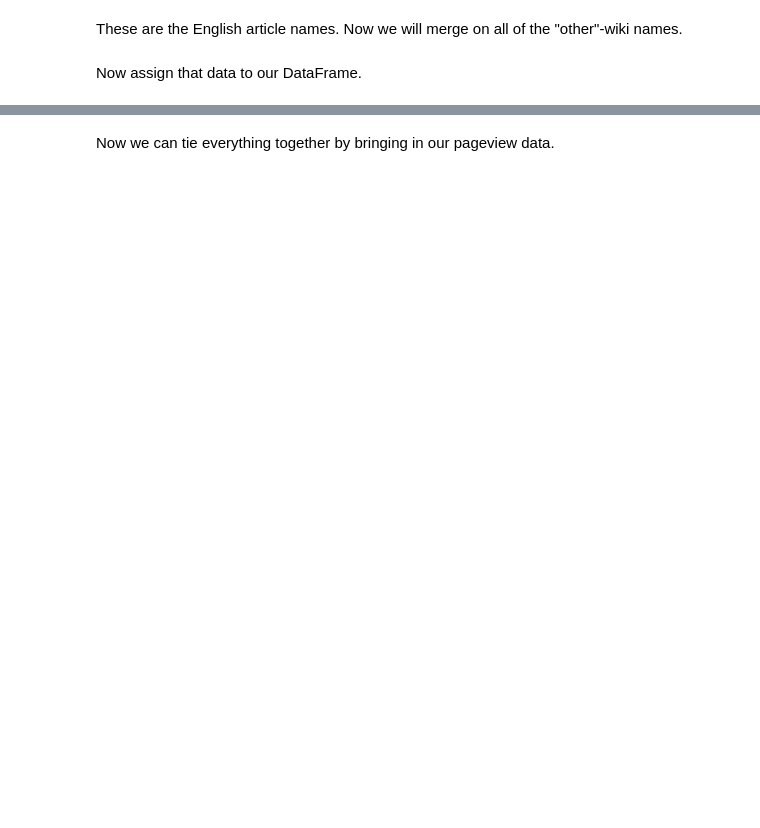
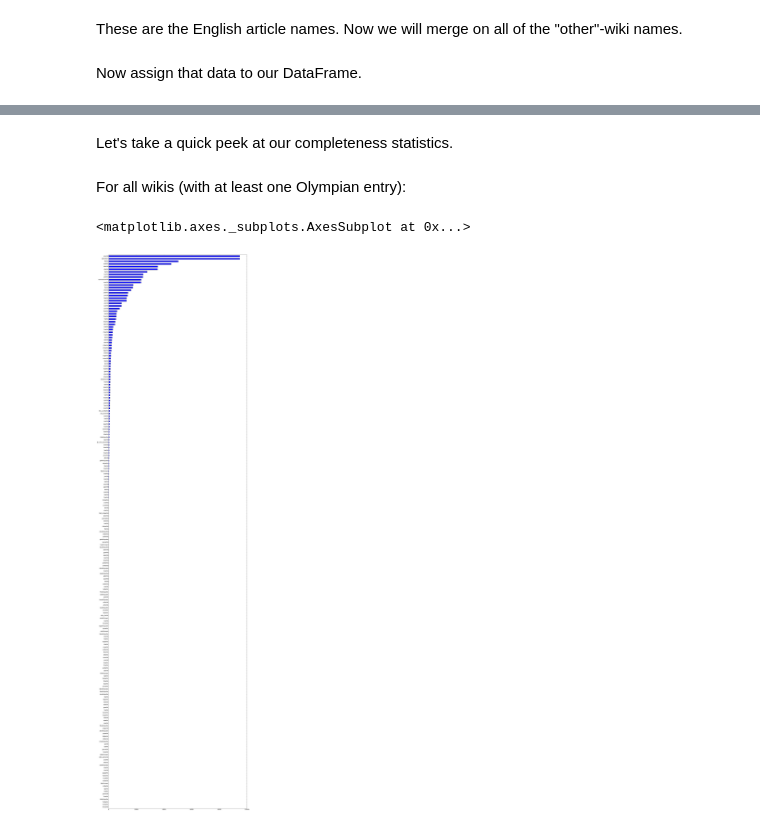
Before and after one commit to ResidentMario/olympian-pageviews, a Jupyter notebook: data-munging.ipynb, the cells around one changed output, grey strips where cells are left out. Saved outputs shown, nothing was run; the diff lists cells and outputs as text; code cells hidden in the pictures; blank space fills up the shorter version.

```diff
--- a/data-munging.ipynb
+++ b/data-munging.ipynb
@@ -161,4 +154,4 @@ wd_endpoints[:5]
 # %% [markdown]
 Package this into a DataFrame.
 # %%
-rio = pd.DataFrame(data={'enwiki_article': list(athletes_en), 'identifier': wd_endpoints})
+rio = pd.DataFrame(data={'enwiki': list(athletes_en), 'identifier': wd_endpoints})
@@ -186,16 +177,16 @@ def wikify(id):
 #             print("Encountered an error! Trying again...")
 #             sleep(1)
 #             continue
-        labels = d['entities'][id]['labels']
-        for lang in labels.keys():
-            value = labels[lang]['value']
-            if lang in wiki_dict.keys():
-                wiki_dict[lang].append(value)
+        sitelinks = d['entities'][id]['sitelinks']
+        for wiki in sitelinks.keys():
+            title = sitelinks[wiki]['title']
+            if wiki in wiki_dict.keys():
+                wiki_dict[wiki].append(title)
             else:
-                wiki_dict[lang] = [None]*n
-    for lang in wiki_dict.keys():
-        if len(wiki_dict[lang]) == n:
-            wiki_dict[lang].append(None)
+                wiki_dict[wiki] = [None]*n
+    for wiki in wiki_dict.keys():
+        if len(wiki_dict[wiki]) == n:
+            wiki_dict[wiki].append(None)
 
 for id in tqdm(rio['identifier']):
     wikify(id)
@@ -209,0 +201,2 @@ for lang in wiki_dict.keys():
+# %%
+rio = rio[rio['enwiki'].notnull()]
@@ -209,0 +213,2 @@ for lang in wiki_dict.keys():
+# %%
+rio_f = rio[rio['enwiki'].map(lambda n: " at the " not in n)]
@@ -212,2 +230,0 @@ rio.to_csv("2016_olympian_pageviews.csv")
-# %% [markdown]
-Now we can tie everything together by bringing in our pageview data.
@@ -215,0 +231,10 @@ from mwviews.api import PageviewsClient
+# %% [markdown]
+Let's take a quick peek at our completeness statistics.
+# %% [markdown]
+For all wikis (with at least one Olympian entry):
+# %%
+%matplotlib inline
+pd.Series(index=rio_f.columns, data=[rio_f[col].notnull().astype(int).sum() for col in rio_f.columns]).sort_values(ascending=True).plot(kind='barh', figsize=(24, 96), fontsize=14)
+# %% [output]
+<matplotlib.axes._subplots.AxesSubplot at 0x...>
+[figure, added]
```
Also changed, not shown: parts of 45 cells of this notebook, 1 other file.
